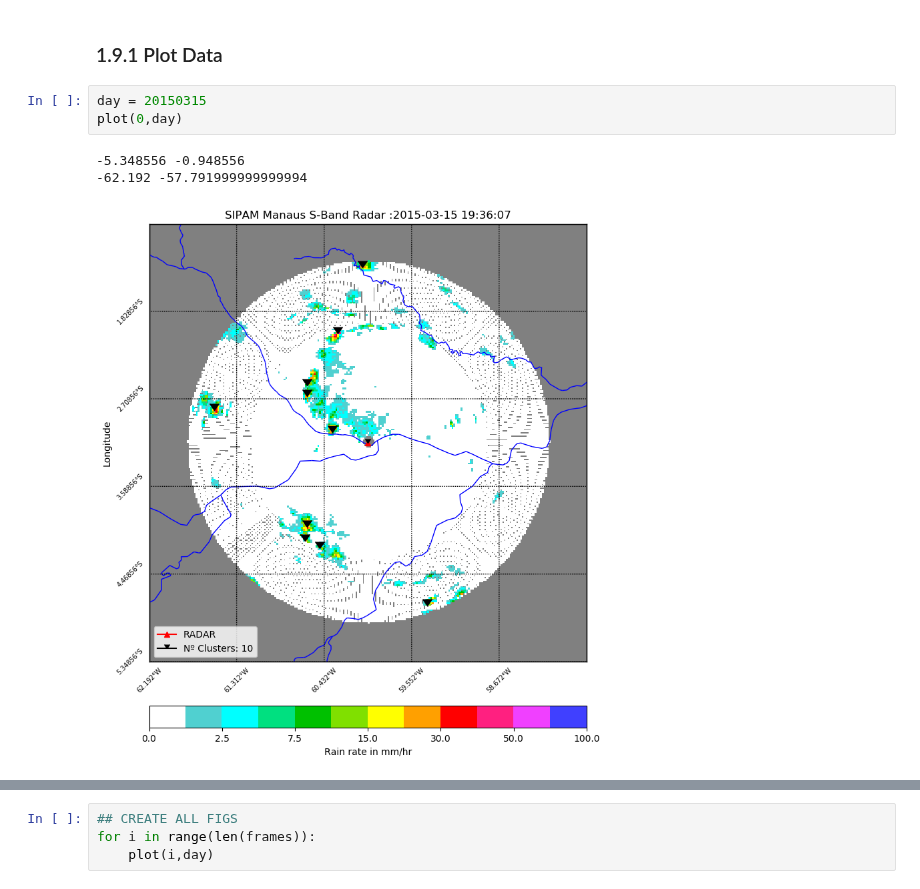
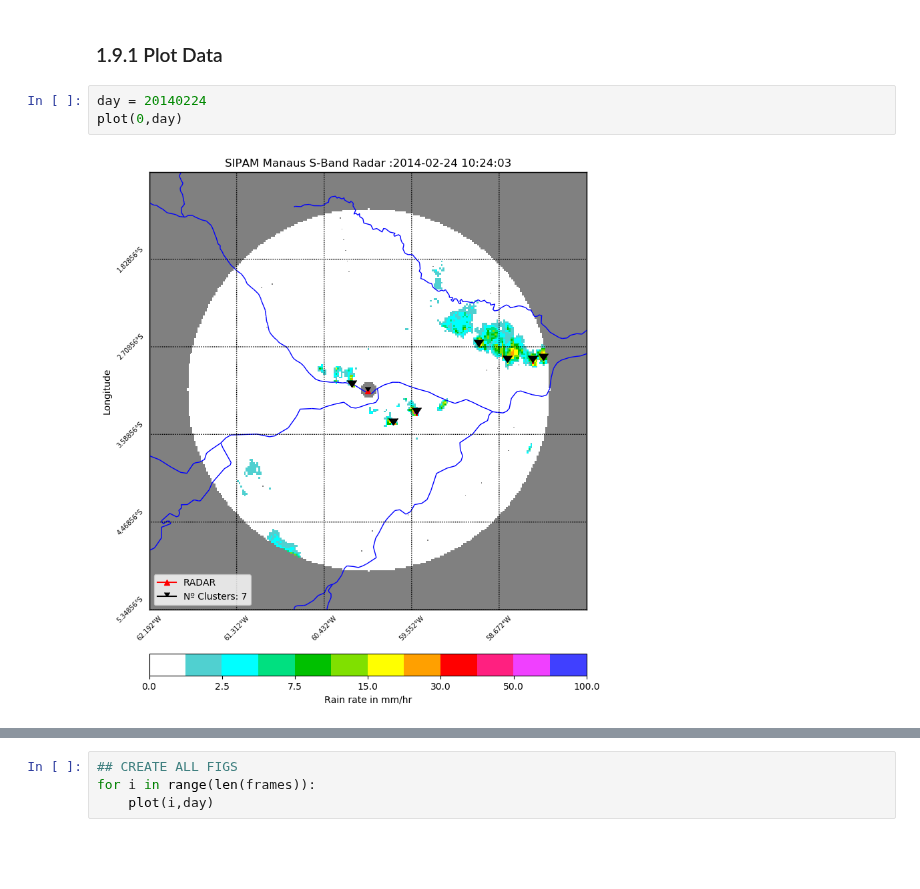
Before and after one commit to helvecioneto/CAP-394, a Jupyter notebook: 01-EDA.ipynb, the cells around one changed output, grey strips where cells are left out. Saved outputs shown, nothing was run; the diff lists cells and outputs as text; blank space fills up the shorter version.

```diff
--- a/01-EDA.ipynb
+++ b/01-EDA.ipynb
@@ -456,12 +456,10 @@ for day in sorted(os.listdir(path)):
 # %% [markdown]
 ### 1.9.1 Plot Data
 # %%
-day = 20150315
+day = 20140224
 plot(0,day)
 # %% [output]
--5.348556 -0.948556
--62.192 -57.791999999999994
-[figure, old version]
+[figure, new version]
 # %%
 import matplotlib.colors as mcolors
 from mpl_toolkits.basemap import Basemap
```
Also changed, not shown: parts of 30 cells of this notebook, 39 other files.
